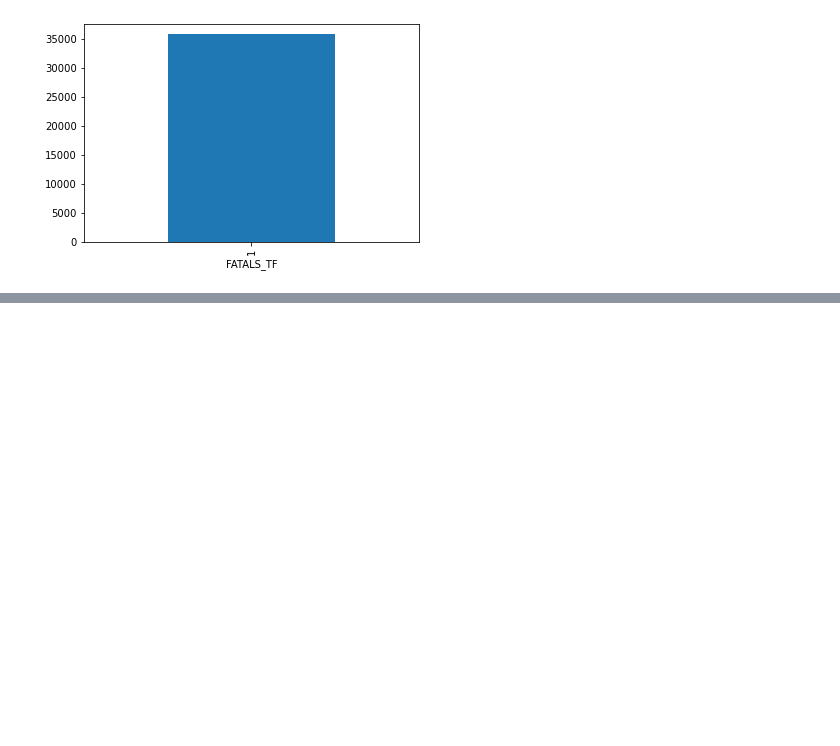
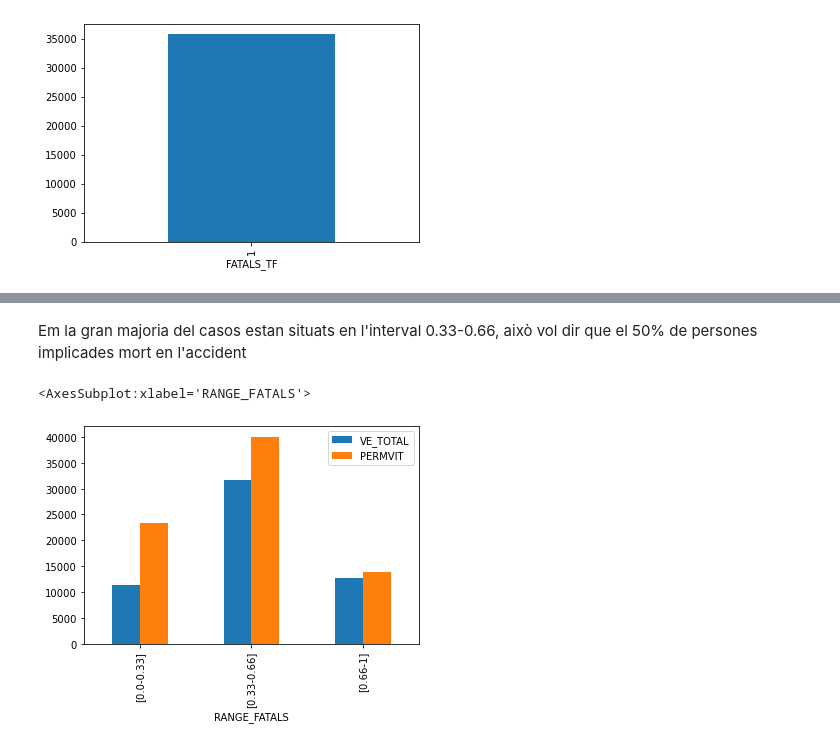
Before and after one commit to jordi2326/md-uoc-pac1, a Jupyter notebook: PAC-1.ipynb, the cells around one changed output, grey strips where cells are left out. Drawn from its saved outputs; the diff is of its cells as text; code cells hidden in the pictures; blank space fills up the shorter version.

```diff
--- a/PAC-1.ipynb
+++ b/PAC-1.ipynb
@@ -482,0 +537,12 @@ df1.corr()
+# %% [markdown]
+Em la gran majoria del casos estan situats en l'interval 0.33-0.66, això vol dir que el 50% de persones implicades mort en l'accident
+# %%
+#Es crea un plot amb variable x = range fatals i com variable y = vehicles implicats i persones de vehicles implicades. S'observa que el rang de 0.33-0.66 es el que te mes persones y vehicles implicats
+
+
+casos_edad = df.groupby(["RANGE_FATALS"]).sum(['VE_TOTAL','PERMVIT'])
+
+casos_edad.plot.bar(y=['VE_TOTAL','PERMVIT'])
+# %% [output]
+<AxesSubplot:xlabel='RANGE_FATALS'>
+[figure, added]
```
Also changed, not shown: parts of 21 cells of this notebook.
